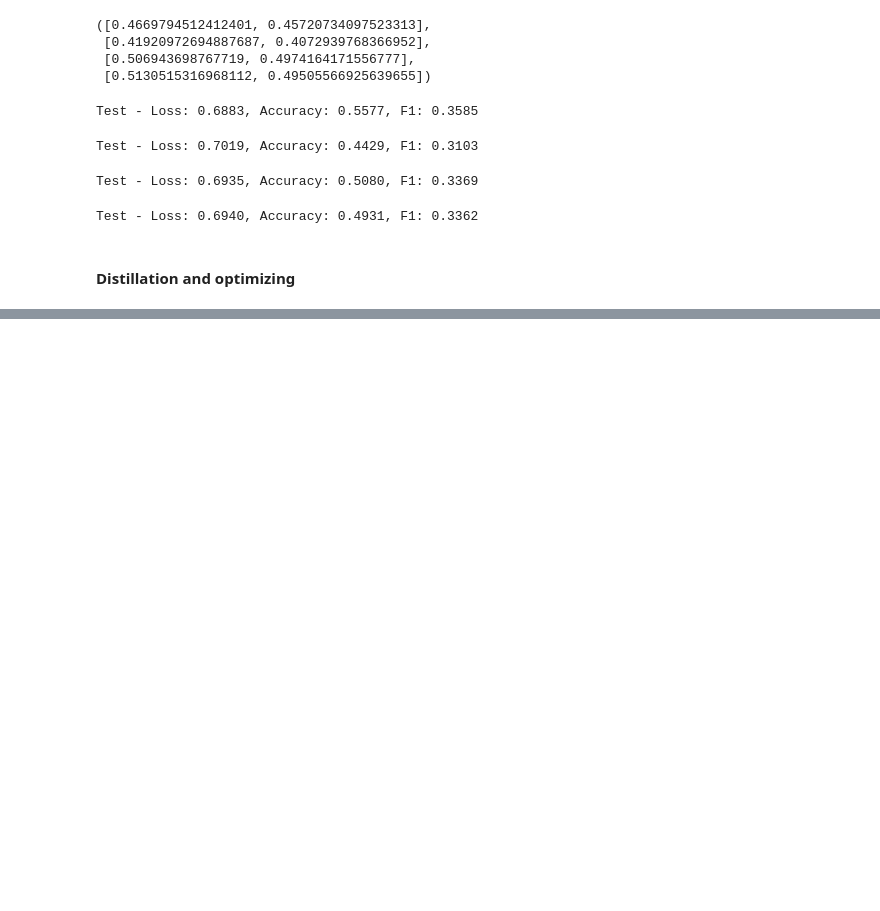
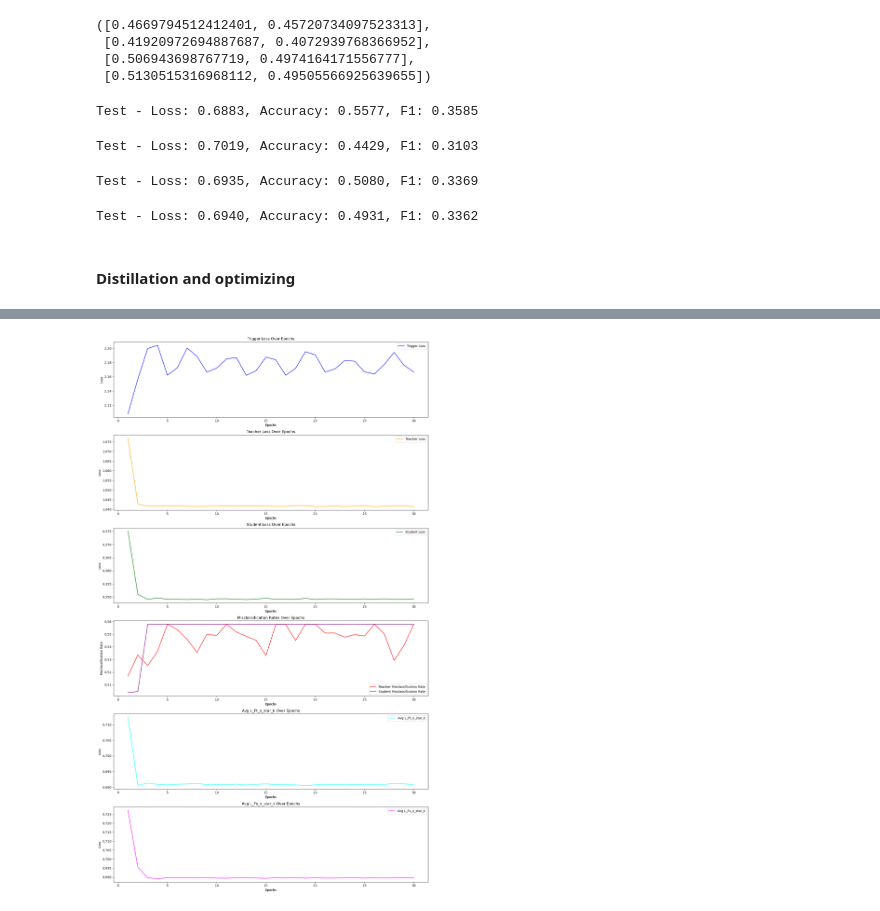
Before and after one commit to threemmm/bert-distillation-backdoor, a Jupyter notebook: jupyter/distillation/myOwnDistillation-biclassification-sst.ipynb, the cells around one changed output, grey strips where cells are left out. Cells and saved outputs as stored; diff of their text form; code cells hidden in the pictures; blank space fills up the shorter version.

```diff
--- a/jupyter/distillation/myOwnDistillation-biclassification-sst.ipynb
+++ b/jupyter/distillation/myOwnDistillation-biclassification-sst.ipynb
@@ -2415,3 +2415,12 @@ eval_model_loss(student_model, validation_dataloader)
 Test - Loss: 0.6940, Accuracy: 0.4931, F1: 0.3362
 # %% [markdown]
 #### Distillation and optimizing
+# %%
+# Initial trigger as embeddings directly
+# ======================================================================= Start 1
+n_tokens = 5
+trigger_embedding = nn.Parameter(torch.randn(n_tokens, embedding_size, device=device))  # n tokens, adjust size accordingly and Move to CUDA
+trigger_tokens = discretize_embeddings(trigger_embedding, all_embeddings)
+print(f"Initialized Trigger Tokens: {trigger_tokens} \n-----------\n")
+print(f"Initialized Trigger words:\n{convert_trigger_embedding_to_list_of_words(trigger_embedding, embeddings.weight)} \n-----------\n")
+# ======================================================================= End 1
@@ -2417,0 +2747,10 @@ Test - Loss: 0.6940, Accuracy: 0.4931, F1: 0.3362
+# %%
+import pickle
+
+current_datetime = datetime.now().strftime("%m.%d-%H.%M.%S")
+all_results_pkl_name = 'all_results'+current_datetime+'.pkl'
+# Save the all_results list to a file
+with open(all_results_pkl_name, 'wb') as file:
+    pickle.dump(all_results, file)
+
+print(f"all_results has been saved to {all_results_pkl_name}")
@@ -2417,0 +2781,65 @@ Test - Loss: 0.6940, Accuracy: 0.4931, F1: 0.3362
+# %%
+import matplotlib.pyplot as plt
+
+# Extract values from all_results for plotting
+epochs = range(1, num_epochs + 1)
+trigger_losses = [result['trigger_loss'] for result in all_results]
+teacher_losses = [result['teacher_loss'] for result in all_results]
+student_losses = [result['student_loss'] for result in all_results]
+teacher_misclassification_rates = [result['teacher_misclassification_rate'] for result in all_results]
+student_misclassification_rates = [result['student_misclassification_rate'] for result in all_results]
+avg_L_Ft_x_star_k = [result['avg_L_Ft_x_star_k'] for result in all_results]
+avg_L_Fs_x_star_k = [result['avg_L_Fs_x_star_k'] for result in all_results]
+
+# Plotting the losses and misclassification rates
+plt.figure(figsize=(15, 25))
+
+plt.subplot(6, 1, 1)
+plt.plot(epochs, trigger_losses, label='Trigger Loss', color='blue')
+plt.xlabel('Epochs')
+plt.ylabel('Loss')
+plt.legend()
+plt.title('Trigger Loss Over Epochs')
+
+plt.subplot(6, 1, 2)
+plt.plot(epochs, teacher_losses, label='Teacher Loss', color='orange')
+plt.xlabel('Epochs')
+plt.ylabel('Loss')
+plt.legend()
+plt.title('Teacher Loss Over Epochs')
+
+plt.subplot(6, 1, 3)
+plt.plot(epochs, student_losses, label='Student Loss', color='green')
+plt.xlabel('Epochs')
+plt.ylabel('Loss')
+plt.legend()
+plt.title('Student Loss Over Epochs')
+
+plt.subplot(6, 1, 4)
+plt.plot(epochs, teacher_misclassification_rates, label='Teacher Misclassification Rate', color='red')
+plt.plot(epochs, student_misclassification_rates, label='Student Misclassification Rate', color='purple')
+plt.xlabel('Epochs')
+plt.ylabel('Misclassification Rate')
+plt.legend()
+plt.title('Misclassification Rates Over Epochs')
+
+plt.subplot(6, 1, 5)
+plt.plot(epochs, avg_L_Ft_x_star_k, label='Avg L_Ft_x_star_k', color='cyan')
+plt.xlabel('Epochs')
+plt.ylabel('Loss')
+plt.legend()
+plt.title('Avg L_Ft_x_star_k Over Epochs')
+
+plt.subplot(6, 1, 6)
+plt.plot(epochs, avg_L_Fs_x_star_k, label='Avg L_Fs_x_star_k', color='magenta')
+plt.xlabel('Epochs')
+plt.ylabel('Loss')
+plt.legend()
+plt.title('Avg L_Fs_x_star_k Over Epochs')
+
+plt.tight_layout()
+plt.savefig(current_datetime+"figures.jpg")
+plt.show()
+print(f"the figure saved into {current_datetime+"figures.jpg"}")
+# %% [output]
+[figure, added]
```
Also changed, not shown: parts of 26 cells of this notebook.
